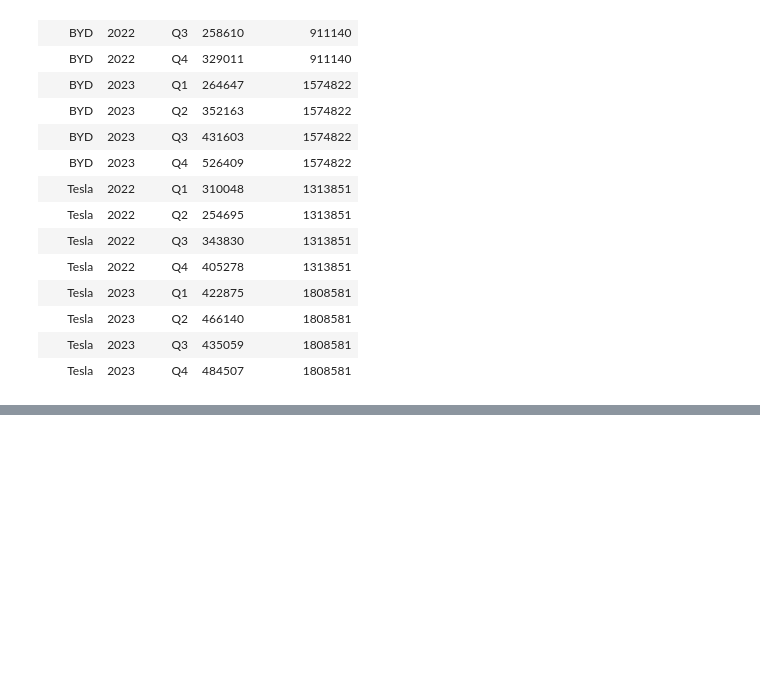
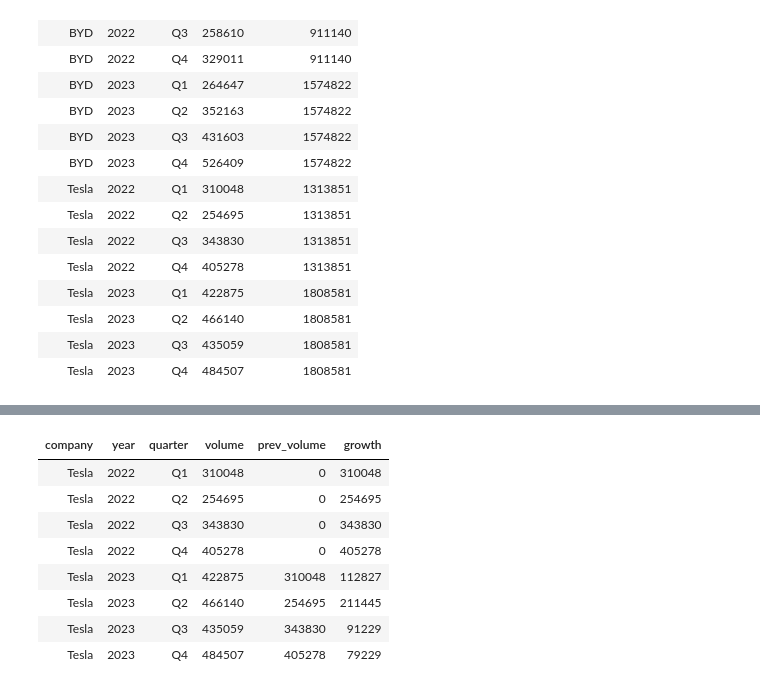
Before and after one commit to Rupam-1/SQL-Pyspark_Study, a Jupyter notebook: 08. Windows Function.ipynb, the cells around one changed output, grey strips where cells are left out. Cells and saved outputs as stored; diff of their text form; code cells hidden in the pictures; blank space fills up the shorter version.

```diff
--- a/08. Windows Function.ipynb
+++ b/08. Windows Function.ipynb
@@ -171,0 +205,18 @@ sales.withColumn(
+# %%
+%sql
+select
+    *,
+    lag(volume, 4, 0) over(order by year, quarter) as prev_volume,
+    volume - lag(volume,4,0) over(order by year, quarter) as growth
+from sales
+where company = "Tesla";
+# %% [output]
+| company | year | quarter | volume | prev_volume | growth |
+| Tesla | 2022 | Q1 | 310048 | 0 | 310048 |
+| Tesla | 2022 | Q2 | 254695 | 0 | 254695 |
+| Tesla | 2022 | Q3 | 343830 | 0 | 343830 |
+| Tesla | 2022 | Q4 | 405278 | 0 | 405278 |
+| Tesla | 2023 | Q1 | 422875 | 310048 | 112827 |
+| Tesla | 2023 | Q2 | 466140 | 254695 | 211445 |
+| Tesla | 2023 | Q3 | 435059 | 343830 | 91229 |
+| Tesla | 2023 | Q4 | 484507 | 405278 | 79229 |
```
Also changed, not shown: parts of 8 cells of this notebook.
